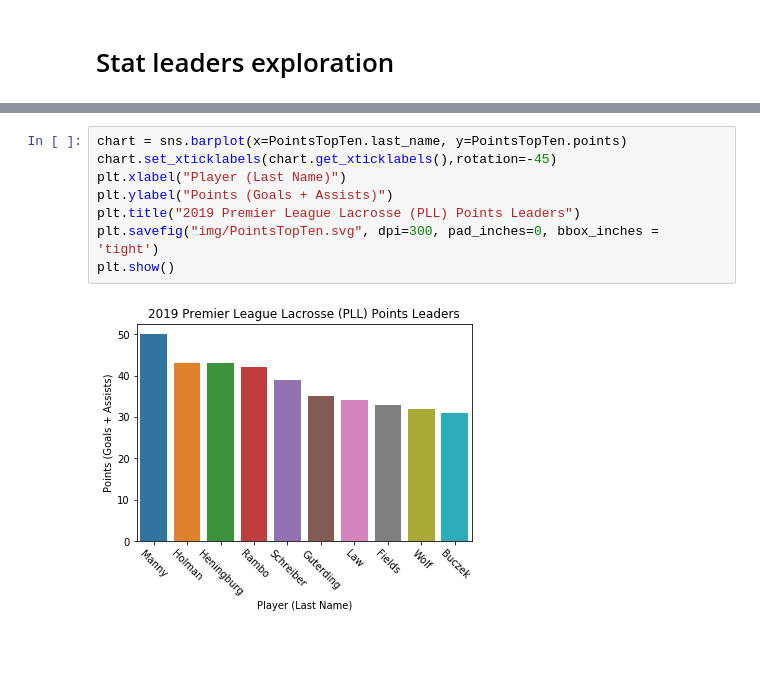
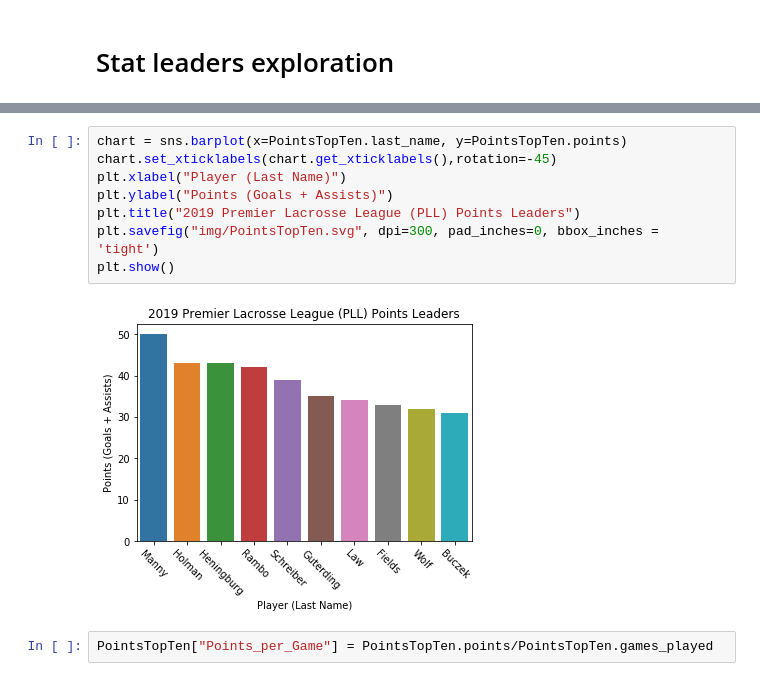
Before and after one commit to bencolville/PLL-Season1-Analysis, a Jupyter notebook: WIP_Stat_Analysis.ipynb, the cells around one changed output, grey strips where cells are left out. Saved outputs shown, nothing was run; the diff lists cells and outputs as text; blank space fills up the shorter version.

```diff
--- a/WIP_Stat_Analysis.ipynb
+++ b/WIP_Stat_Analysis.ipynb
@@ -244,10 +257,12 @@ PointsTopTen = dfST.sort_values(by="points", ascending=False).head(10)
 # %%
 chart = sns.barplot(x=PointsTopTen.last_name, y=PointsTopTen.points)
 chart.set_xticklabels(chart.get_xticklabels(),rotation=-45)
 plt.xlabel("Player (Last Name)")
 plt.ylabel("Points (Goals + Assists)")
-plt.title("2019 Premier League Lacrosse (PLL) Points Leaders")
+plt.title("2019 Premier Lacrosse League (PLL) Points Leaders")
 plt.savefig("img/PointsTopTen.svg", dpi=300, pad_inches=0, bbox_inches = 'tight')
 plt.show()
 # %% [output]
-[figure, old version]
+[figure, new version]
+# %%
+PointsTopTen["Points_per_Game"] = PointsTopTen.points/PointsTopTen.games_played
```
Also changed, not shown: parts of 4 cells of this notebook, 4 other files.
